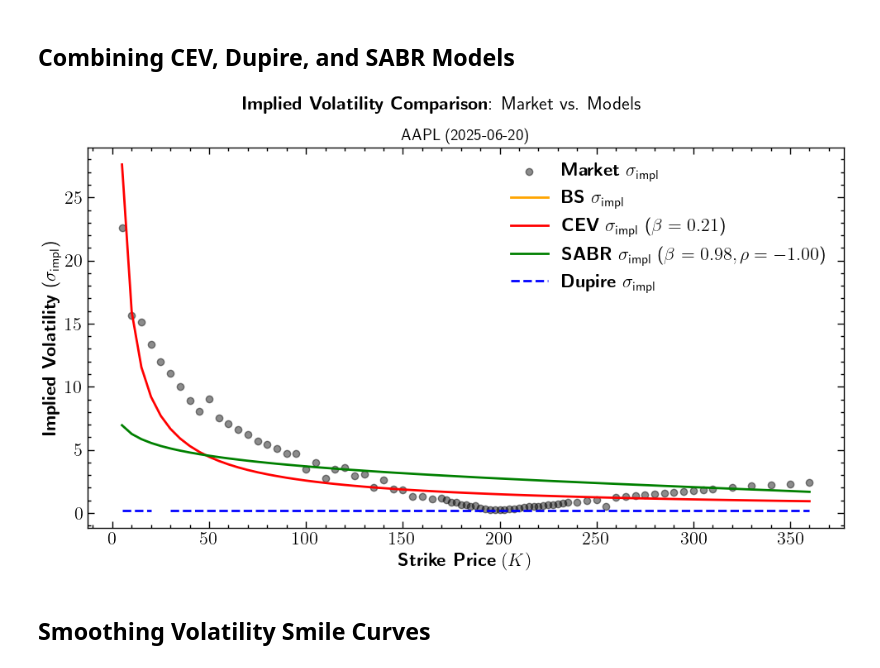
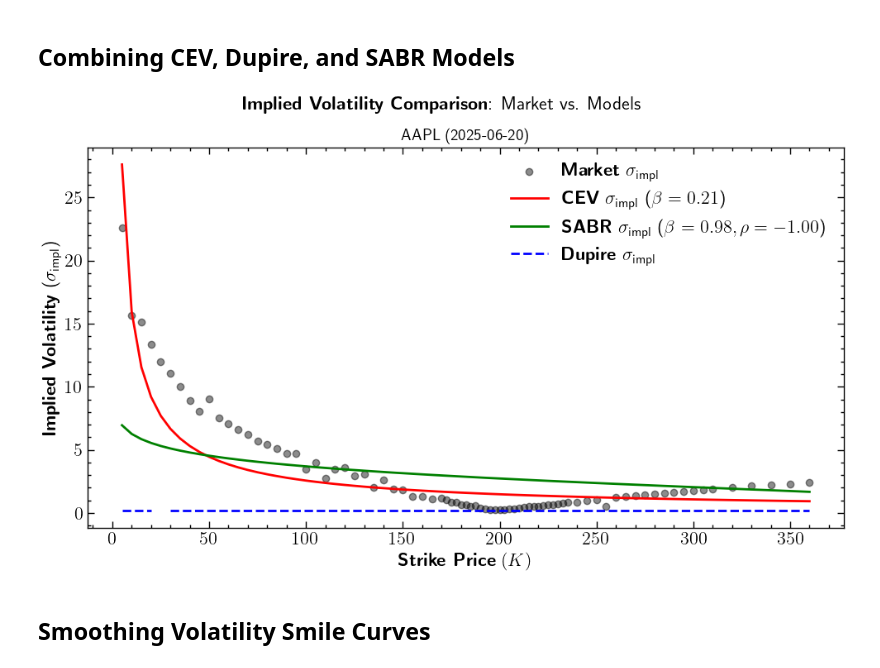
Before and after one commit to Jmmostafa/QuantRisk, a Jupyter notebook: QR004_OptionsVolatilityModelsII.ipynb, the cells around one changed output. Cells and saved outputs as stored; diff of their text form; code cells hidden in the pictures.

```diff
--- a/QR004_OptionsVolatilityModelsII.ipynb
+++ b/QR004_OptionsVolatilityModelsII.ipynb
@@ -849,7 +849,6 @@ sabr_ivs = [sabr_iv(F, k, T, alpha, beta_sabr, rho, nu) for k in strikes]
 iv_df = pd.DataFrame({
     'Strike': strikes,
     'Market_IV': market_ivs,
-    'BS_IV': bs_ivs,
     'CEV_IV': cev_ivs,
     'SABR_IV': sabr_ivs
 })
@@ -859,23 +858,22 @@ iv_df = pd.merge_asof(iv_df.sort_values('Strike'), dupire_df.sort_values('Strike
 # %%
 # Plotting the Comparison
 plt.style.use(['science', 'notebook', 'grid'])
 plt.rcParams['text.usetex'] = True
 plt.figure(figsize=(10, 6))
 plt.scatter(iv_df['Strike'], iv_df['Market_IV'], label=r'\textbf{Market} $\sigma_\text{impl}$', color='black', alpha=0.45)
-plt.plot(iv_df['Strike'], iv_df['BS_IV'], label=r'\textbf{BS} $\sigma_\text{impl}$', color='orange', lw=2)
 plt.plot(iv_df['Strike'], iv_df['CEV_IV'], label=rf'\textbf{{CEV}} $\sigma_\text{{impl}}$ ($\beta={beta:.2f}$)', color='red', lw=2)
 plt.plot(iv_df['Strike'], iv_df['SABR_IV'], label=rf'\textbf{{SABR}} $\sigma_\text{{impl}}$ ($\beta={beta_sabr:.2f}, \rho={rho:.2f}$)', color='green', lw=2)
 plt.plot(iv_df['Strike'], iv_df['Dupire_IV'], label=r'\textbf{Dupire} $\sigma_\text{impl}$', color='blue', lw=2, linestyle='dashed')
 plt.xlabel(r'\textbf{Strike Price} $(K)$')
 plt.ylabel(r'\textbf{Implied Volatility} ($\sigma_\text{impl}$)')
 plt.suptitle(r'\textbf{Implied Volatility Comparison}: Market vs. Models', fontsize=16)
 plt.title(f'{ticker} ({expiry})', fontsize=14)
 plt.legend(frameon=False)
 plt.tight_layout()
 plt.grid(False)
 plt.show()
 # %% [output]
-[figure, old version]
+[figure, new version]
 # %% [markdown]
 ## Smoothing Volatility Smile Curves
 # %%
```
Also changed, not shown: parts of 4 cells of this notebook.
